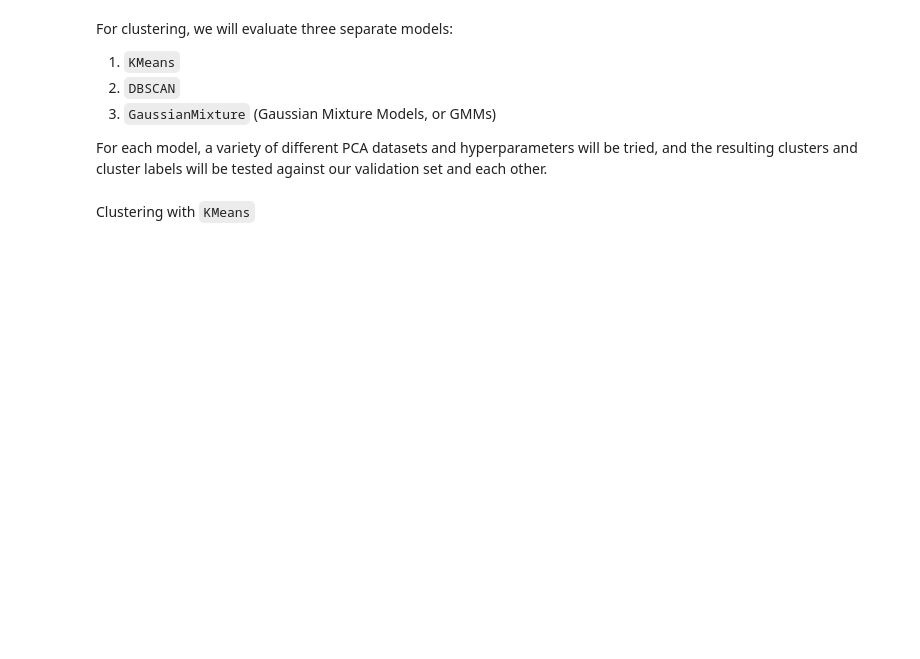
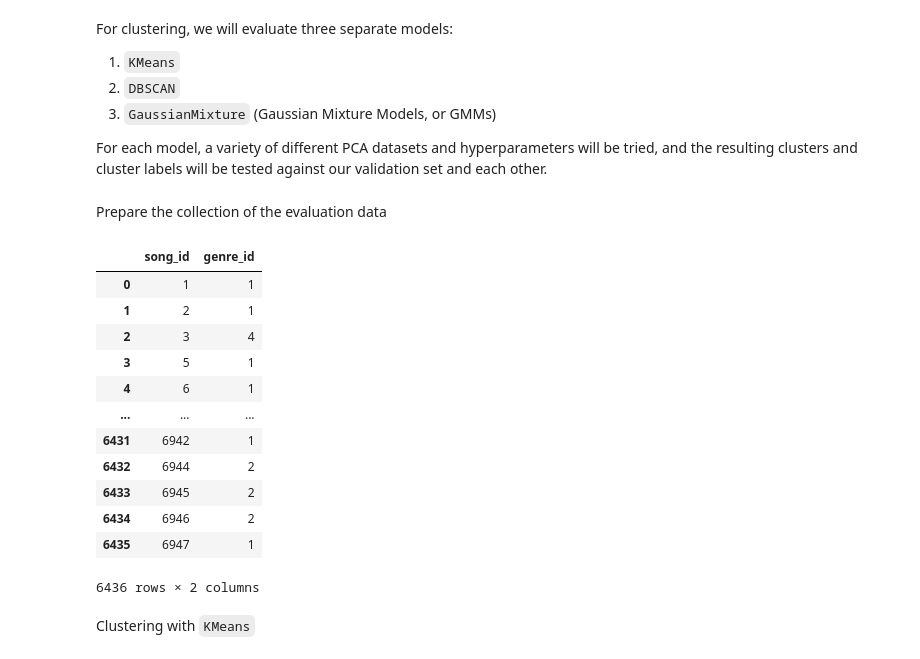
Before and after one commit to MattGroho/tab-hero, a Jupyter notebook: scripts/unsupersived_pipeline/unsupervised_pipeline_investigation.ipynb, the cells around one changed output. Cells and saved outputs as stored; diff of their text form; code cells hidden in the pictures; blank space fills up the shorter version.

Commit message:
Ensured that the song_genre table correctly maps song_id to the validation genre_id labels.

```diff
--- a/scripts/unsupersived_pipeline/unsupervised_pipeline_investigation.ipynb
+++ b/scripts/unsupersived_pipeline/unsupervised_pipeline_investigation.ipynb
@@ -660,6 +660,26 @@ For clustering, we will evaluate three separate models:
 3. `GaussianMixture` (Gaussian Mixture Models, or GMMs)
 
 For each model, a variety of different PCA datasets and hyperparameters will be tried, and the resulting clusters and cluster labels will be tested against our validation set and each other.
+# %% [markdown]
+Prepare the collection of the evaluation data
+# %%
+# Ensure that the validation genre labels map correctly
+song_genre = validation_df.loc[:, ['song_id', 'genre_id']].drop_duplicates()
+song_genre = pd.merge(pd.DataFrame(data_scaled.index), song_genre, on='song_id')
+# %% [output]
+|  | song_id | genre_id |
+| 0 | 1 | 1 |
+| 1 | 2 | 1 |
+| 2 | 3 | 4 |
+| 3 | 5 | 1 |
+| 4 | 6 | 1 |
+| ... | ... | ... |
+| 6431 | 6942 | 1 |
+| 6432 | 6944 | 2 |
+| 6433 | 6945 | 2 |
+| 6434 | 6946 | 2 |
+| 6435 | 6947 | 1 |
+6436 rows × 2 columns
 # %% [markdown]
 Clustering with `KMeans`
 # %%
```
